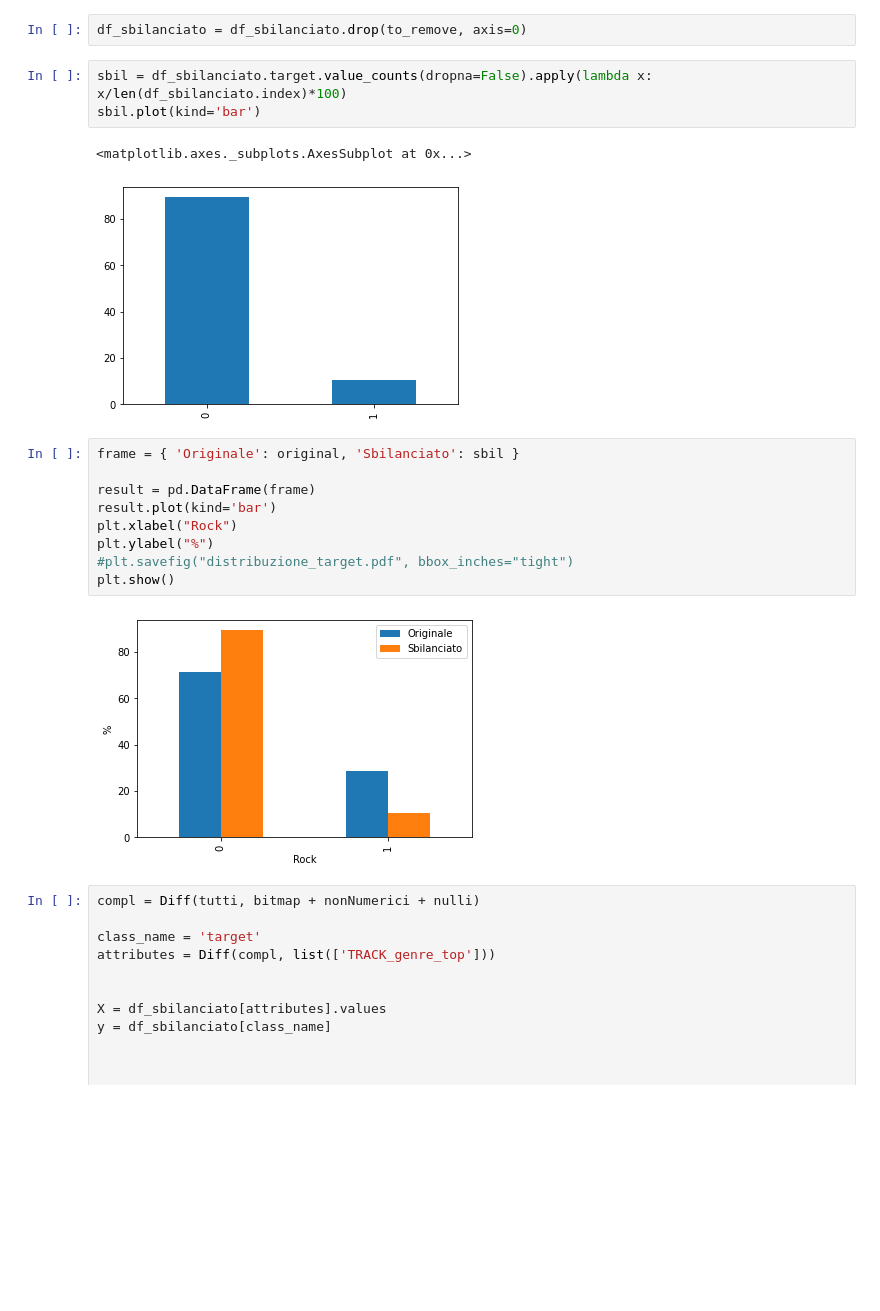
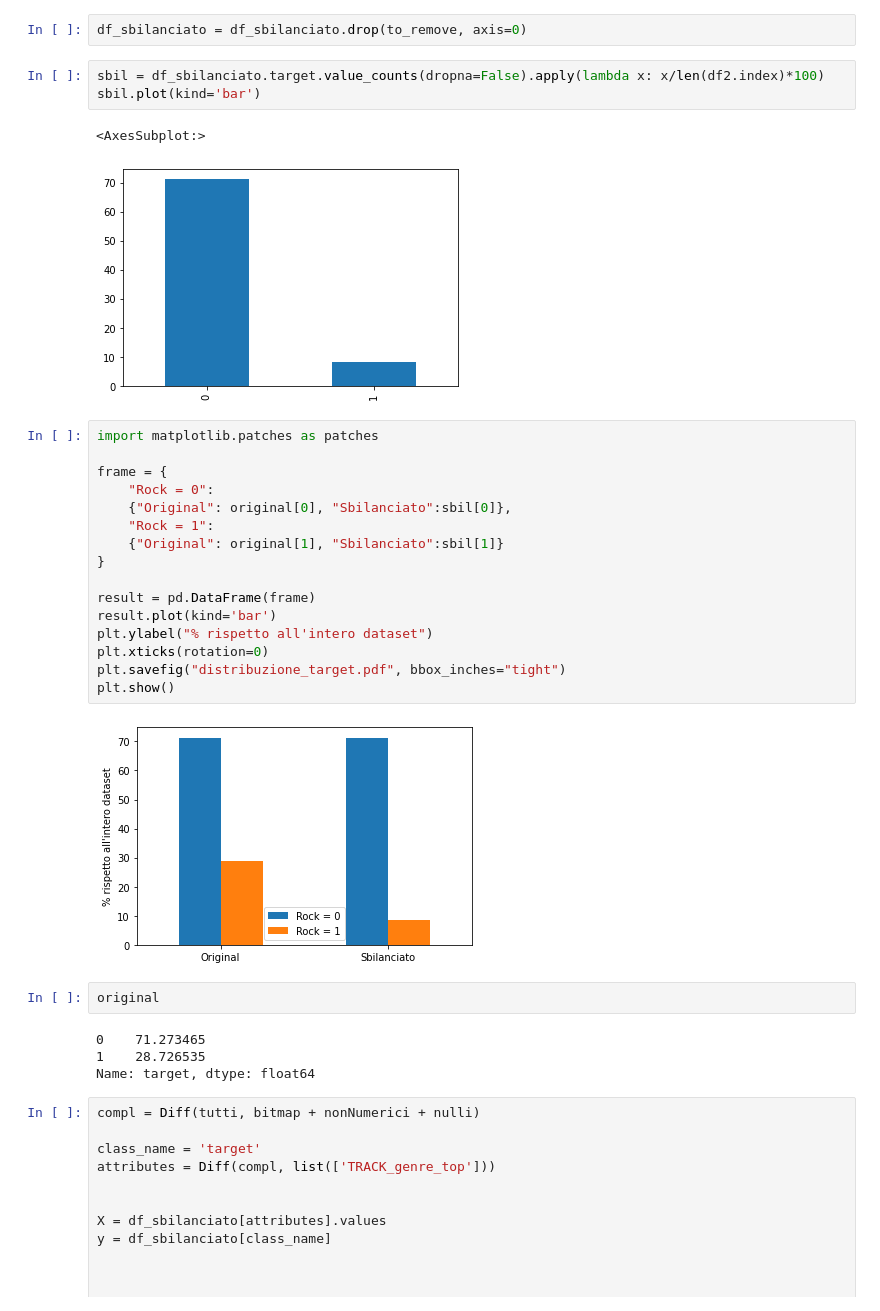
Before and after one commit to cri98li/Data-Mining-2-Project-ts-classification, a Jupyter notebook: Fase 1.4.ipynb, the cells around one changed output. Cells and saved outputs as stored; diff of their text form; blank space fills up the shorter version.

```diff
--- a/Fase 1.4.ipynb
+++ b/Fase 1.4.ipynb
@@ -243,22 +243,35 @@ df_sbilanciato = df2.copy()
 # %%
 df_sbilanciato = df_sbilanciato.drop(to_remove, axis=0)
 # %%
-sbil = df_sbilanciato.target.value_counts(dropna=False).apply(lambda x: x/len(df_sbilanciato.index)*100)
+sbil = df_sbilanciato.target.value_counts(dropna=False).apply(lambda x: x/len(df2.index)*100)
 sbil.plot(kind='bar')
 # %% [output]
-<matplotlib.axes._subplots.AxesSubplot at 0x...>
+<AxesSubplot:>
-[figure, old version]
+[figure, new version]
 # %%
-frame = { 'Originale': original, 'Sbilanciato': sbil }
+import matplotlib.patches as patches
+
+frame = {
+    "Rock = 0":
+    {"Original": original[0], "Sbilanciato":sbil[0]},
+    "Rock = 1":
+    {"Original": original[1], "Sbilanciato":sbil[1]}
+}
 
 result = pd.DataFrame(frame)
 result.plot(kind='bar')
-plt.xlabel("Rock")
-plt.ylabel("%")
-#plt.savefig("distribuzione_target.pdf", bbox_inches="tight")
+plt.ylabel("% rispetto all'intero dataset")
+plt.xticks(rotation=0)
+plt.savefig("distribuzione_target.pdf", bbox_inches="tight")
 plt.show()
 # %% [output]
-[figure, old version]
+[figure, new version]
+# %%
+original
+# %% [output]
+0    71.273465
+1    28.726535
+Name: target, dtype: float64
 # %%
 compl = Diff(tutti, bitmap + nonNumerici + nulli)
 
```
